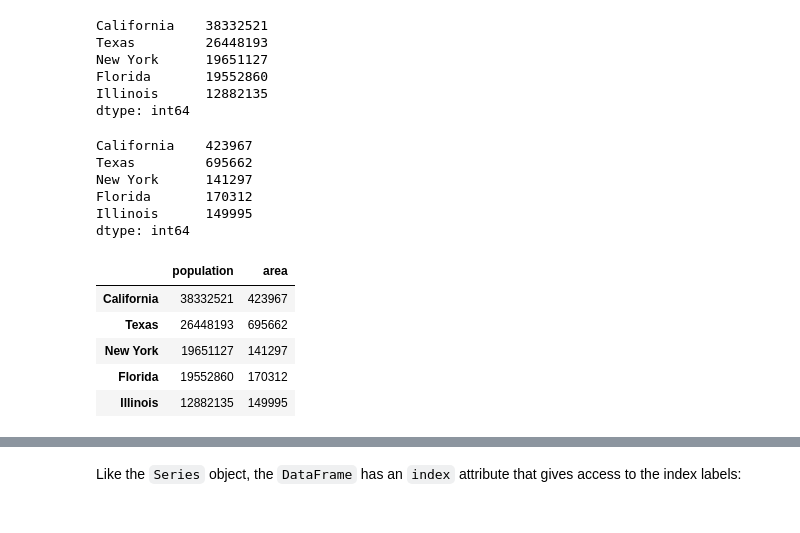
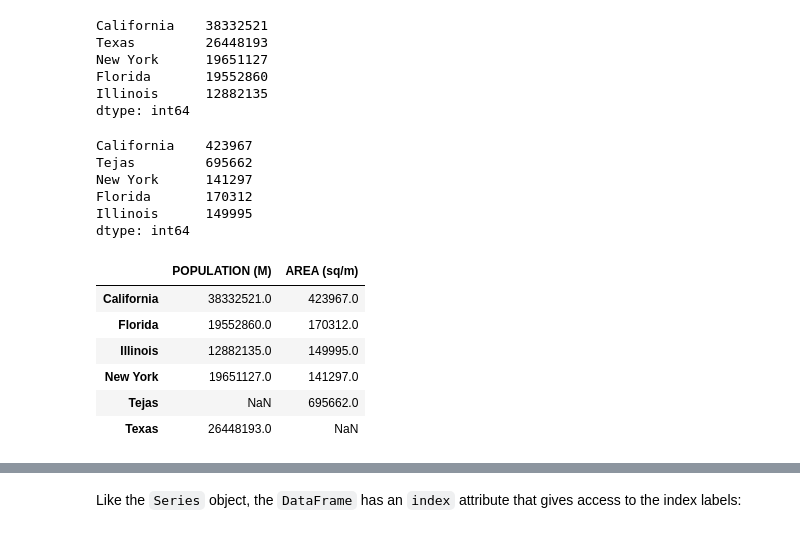
Before and after one commit to JLGOrtega/repo-clase-dsvlcsep24, a Jupyter notebook: 2-Data_Analysis/2-Pandas/Teoría/1_Introducing-Pandas-Objects.ipynb, the cells around one changed output, grey strips where cells are left out. Cells and saved outputs as stored; diff of their text form; code cells hidden in the pictures.

```diff
--- a/2-Data_Analysis/2-Pandas/Teoría/1_Introducing-Pandas-Objects.ipynb
+++ b/2-Data_Analysis/2-Pandas/Teoría/1_Introducing-Pandas-Objects.ipynb
@@ -213,6 +292,6 @@ To demonstrate this, let's first construct a new ``Series`` listing the area of
 # %%
-area_dict = {'California': 423967, 'Texas': 695662, 'New York': 141297,
-             'Florida': 170312, 'Illinois': 149995}
+area_dict = {'Tejas': 695662, 'New York': 141297,
+             'Florida': 170312, 'Illinois': 149995, 'California': 423967}
 area = pd.Series(area_dict)
 area
 # %% [output]
@@ -246,19 +325,20 @@ dtype: int64
 print(area)
 # %% [output]
 California    423967
-Texas         695662
+Tejas         695662
 New York      141297
 Florida       170312
 Illinois      149995
 dtype: int64
 # %%
-states = pd.DataFrame({'population': population,
-                       'area': area})
+states = pd.DataFrame({'POPULATION (M)': population,
+                       'AREA (sq/m)': area})
 states
 # %% [output]
-|  | population | area |
-| California | 38332521 | 423967 |
-| Texas | 26448193 | 695662 |
-| New York | 19651127 | 141297 |
-| Florida | 19552860 | 170312 |
-| Illinois | 12882135 | 149995 |
+|  | POPULATION (M) | AREA (sq/m) |
+| California | 38332521.0 | 423967.0 |
+| Florida | 19552860.0 | 170312.0 |
+| Illinois | 12882135.0 | 149995.0 |
+| New York | 19651127.0 | 141297.0 |
+| Tejas | NaN | 695662.0 |
+| Texas | 26448193.0 | NaN |
```
Also changed, not shown: parts of 41 cells of this notebook, 9 other files.
